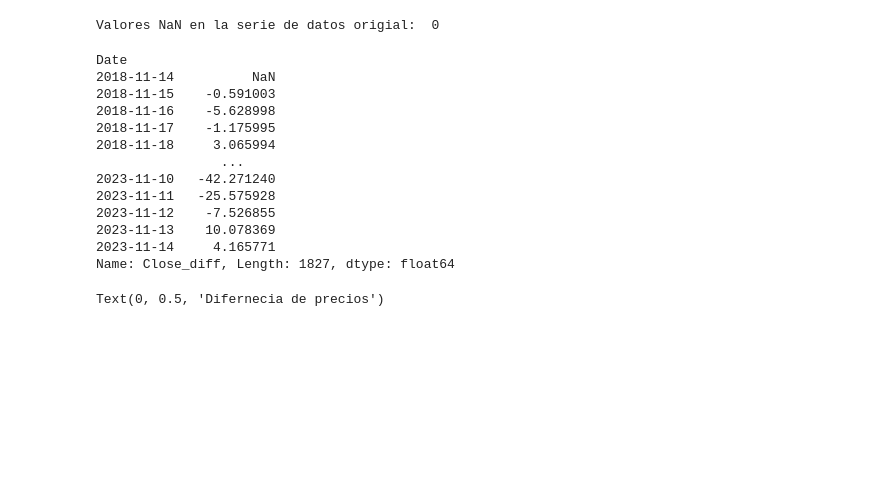
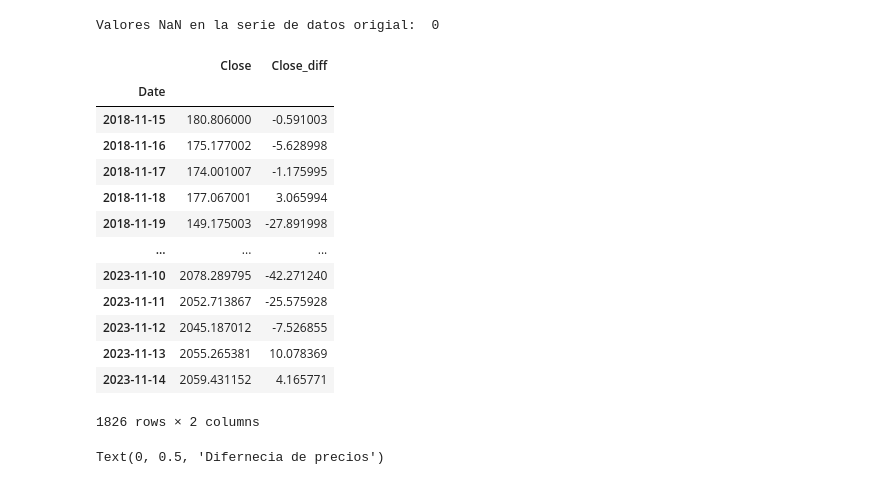
Before and after one commit to m3llad0/TC3007C, a Jupyter notebook: preprocesamiento_arima.ipynb, the cells around one changed output. Cells and saved outputs as stored; diff of their text form; code cells hidden in the pictures; blank space fills up the shorter version.

```diff
--- a/preprocesamiento_arima.ipynb
+++ b/preprocesamiento_arima.ipynb
@@ -97,23 +97,25 @@ Valores NaN en la serie de datos origial:  0
 # %%
 #Diferenciación de los datos
 
-df_ethereum['Close_diff'] = df_ethereum['Close'].diff().dropna()
+df_ethereum['Close_diff'] = df_ethereum['Close'].diff()
 
-df_ethereum['Close_diff']
+df_ethereum = df_ethereum.dropna()
+df_ethereum
 # %% [output]
+|  | Close | Close_diff |
+| Date |  |  |
+| 2018-11-15 | 180.806000 | -0.591003 |
+| 2018-11-16 | 175.177002 | -5.628998 |
+| 2018-11-17 | 174.001007 | -1.175995 |
+| 2018-11-18 | 177.067001 | 3.065994 |
+| 2018-11-19 | 149.175003 | -27.891998 |
+| ... | ... | ... |
+| 2023-11-10 | 2078.289795 | -42.271240 |
+| 2023-11-11 | 2052.713867 | -25.575928 |
+| 2023-11-12 | 2045.187012 | -7.526855 |
+| 2023-11-13 | 2055.265381 | 10.078369 |
+| 2023-11-14 | 2059.431152 | 4.165771 |
-Date
-2018-11-14          NaN
-2018-11-15    -0.591003
-2018-11-16    -5.628998
-2018-11-17    -1.175995
-2018-11-18     3.065994
-                ...
-2023-11-10   -42.271240
-2023-11-11   -25.575928
-2023-11-12    -7.526855
-2023-11-13    10.078369
-2023-11-14     4.165771
-Name: Close_diff, Length: 1827, dtype: float64
+1826 rows × 2 columns
 # %%
 #visualización serie diferenciada
 plt.plot(df_ethereum['Close_diff'])
```
Also changed, not shown: parts of 3 cells of this notebook.
